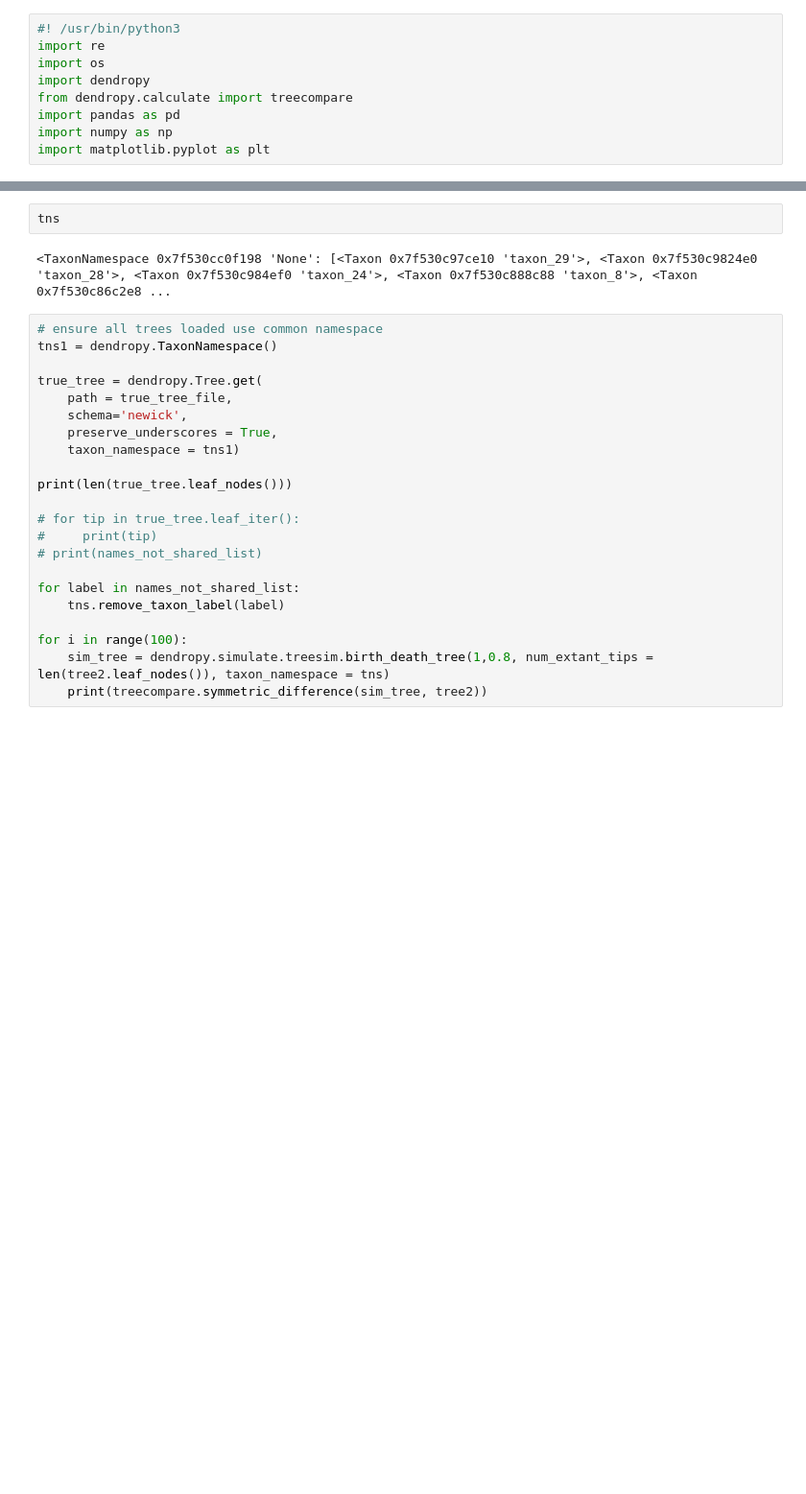
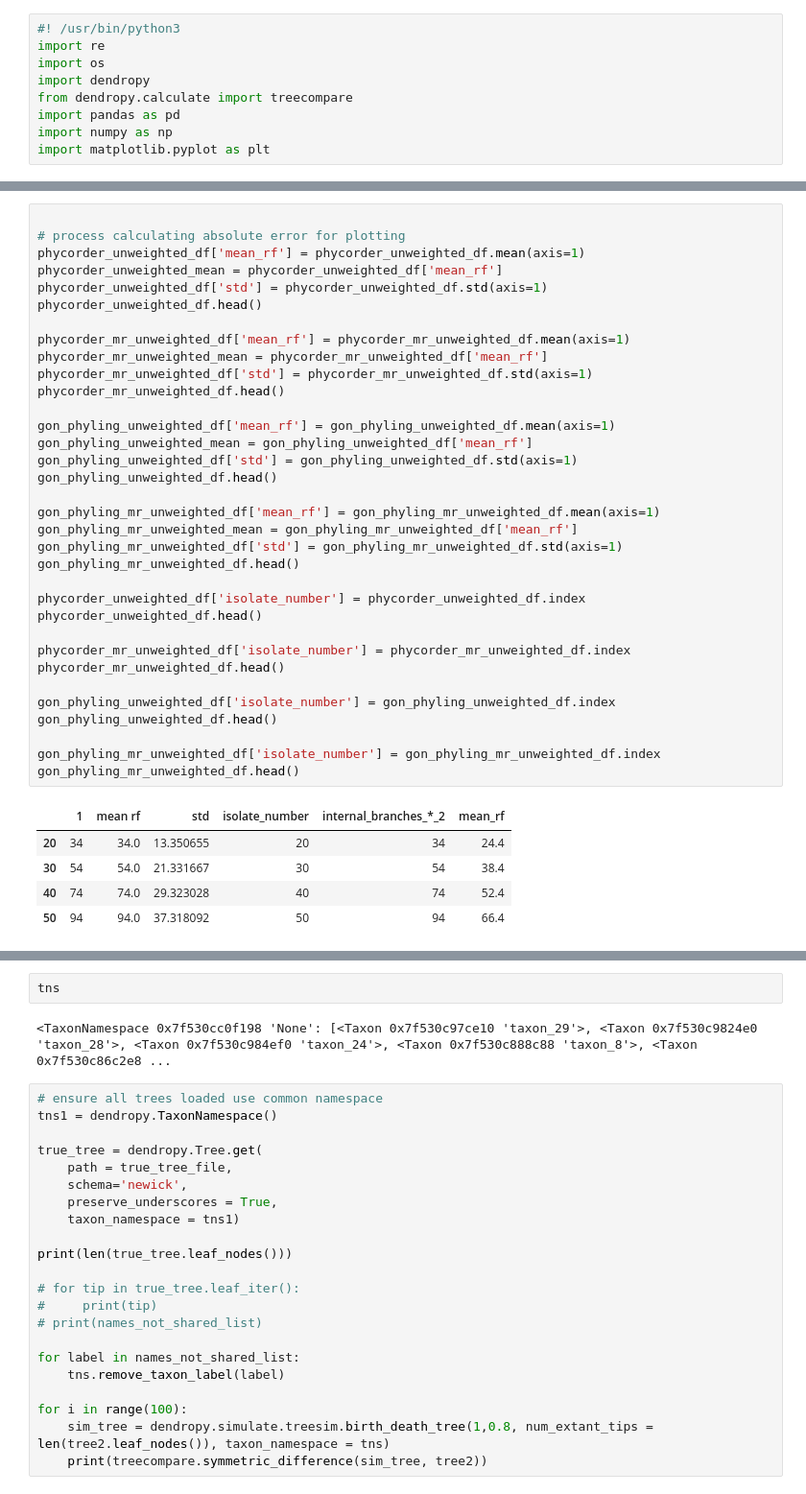
Before and after one commit to jtfield/phylo_comparison, a Jupyter notebook: tree_compare_fig.ipynb, the cells around one changed output, grey strips where cells are left out. Shown at 96% size. Cells and saved outputs as stored; diff of their text form; blank space fills up the shorter version.

```diff
--- a/tree_compare_fig.ipynb
+++ b/tree_compare_fig.ipynb
@@ -725,0 +682,40 @@ for dir_name in list_of_rep_dirs:
+# %%
+
+# process calculating absolute error for plotting
+phycorder_unweighted_df['mean_rf'] = phycorder_unweighted_df.mean(axis=1)
+phycorder_unweighted_mean = phycorder_unweighted_df['mean_rf']
+phycorder_unweighted_df['std'] = phycorder_unweighted_df.std(axis=1)
+phycorder_unweighted_df.head()
+
+phycorder_mr_unweighted_df['mean_rf'] = phycorder_mr_unweighted_df.mean(axis=1)
+phycorder_mr_unweighted_mean = phycorder_mr_unweighted_df['mean_rf']
+phycorder_mr_unweighted_df['std'] = phycorder_mr_unweighted_df.std(axis=1)
+phycorder_mr_unweighted_df.head()
+
+gon_phyling_unweighted_df['mean_rf'] = gon_phyling_unweighted_df.mean(axis=1)
+gon_phyling_unweighted_mean = gon_phyling_unweighted_df['mean_rf']
+gon_phyling_unweighted_df['std'] = gon_phyling_unweighted_df.std(axis=1)
+gon_phyling_unweighted_df.head()
+
+gon_phyling_mr_unweighted_df['mean_rf'] = gon_phyling_mr_unweighted_df.mean(axis=1)
+gon_phyling_mr_unweighted_mean = gon_phyling_mr_unweighted_df['mean_rf']
+gon_phyling_mr_unweighted_df['std'] = gon_phyling_mr_unweighted_df.std(axis=1)
+gon_phyling_mr_unweighted_df.head()
+
+phycorder_unweighted_df['isolate_number'] = phycorder_unweighted_df.index
+phycorder_unweighted_df.head()
+
+phycorder_mr_unweighted_df['isolate_number'] = phycorder_mr_unweighted_df.index
+phycorder_mr_unweighted_df.head()
+
+gon_phyling_unweighted_df['isolate_number'] = gon_phyling_unweighted_df.index
+gon_phyling_unweighted_df.head()
+
+gon_phyling_mr_unweighted_df['isolate_number'] = gon_phyling_mr_unweighted_df.index
+gon_phyling_mr_unweighted_df.head()
+# %% [output]
+|  | 1 | mean rf | std | isolate_number | internal_branches_*_2 | mean_rf |
+| 20 | 34 | 34.0 | 13.350655 | 20 | 34 | 24.4 |
+| 30 | 54 | 54.0 | 21.331667 | 30 | 54 | 38.4 |
+| 40 | 74 | 74.0 | 29.323028 | 40 | 74 | 52.4 |
+| 50 | 94 | 94.0 | 37.318092 | 50 | 94 | 66.4 |
```
Also changed, not shown: parts of 6 cells of this notebook.
